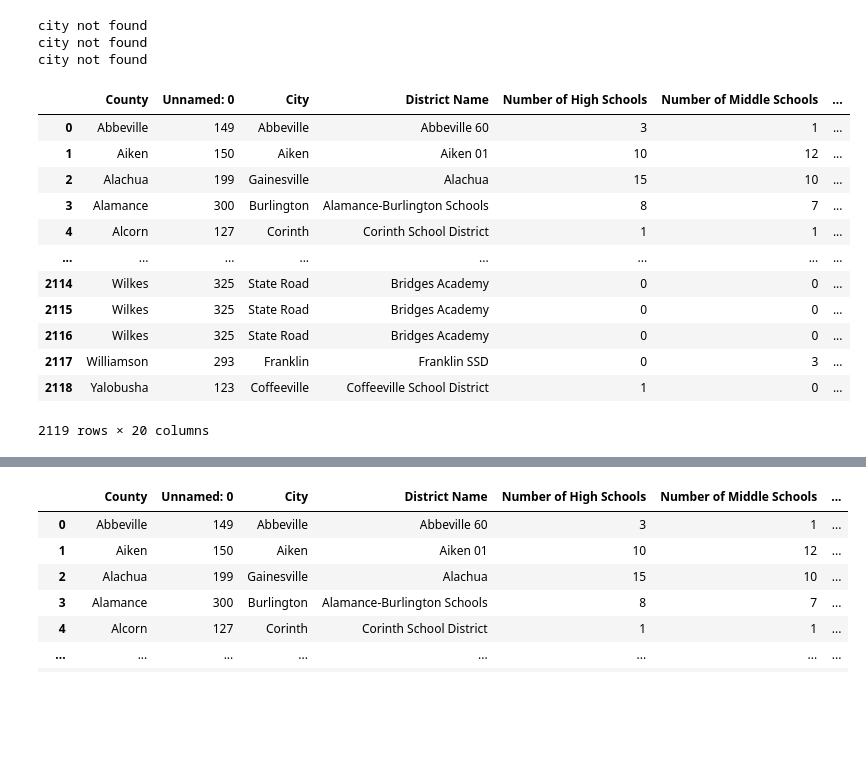
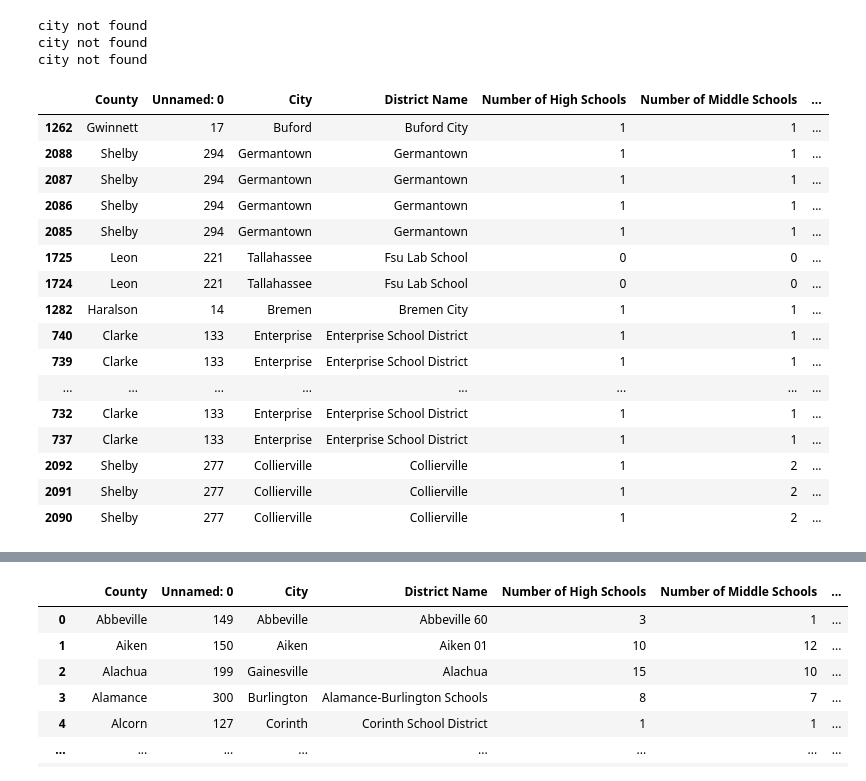
Before and after one commit to mklein1997/Project-1-Schools-and-Income, a Jupyter notebook: Heatmaps.ipynb, the cells around one changed output, grey strips where cells are left out. Drawn from its saved outputs; the diff is of its cells as text; code cells hidden in the pictures; blank space fills up the shorter version.

```diff
--- a/Heatmaps.ipynb
+++ b/Heatmaps.ipynb
@@ -46,23 +46,31 @@ city not found
 # %%
 city_data1=pd.DataFrame({"City": name1,"lat": lat,"long": lng})
 city_data1
 newmergedata=pd.merge(newindexdf,city_data1, on="City")
+# county_df = combineddata.sort_values(
+#     ["County"], ascending=True)
+# county_df.head(20)
 
-newmergedata
+top20= newmergedata.sort_values(['RankStatewidePercentage'], ascending=False).head(20)
+top20
 # %% [output]
 |  | County | Unnamed: 0 | City | District Name | Number of High Schools | Number of Middle Schools | ... |
-| 0 | Abbeville | 149 | Abbeville | Abbeville 60 | 3 | 1 | ... |
-| 1 | Aiken | 150 | Aiken | Aiken 01 | 10 | 12 | ... |
-| 2 | Alachua | 199 | Gainesville | Alachua | 15 | 10 | ... |
-| 3 | Alamance | 300 | Burlington | Alamance-Burlington Schools | 8 | 7 | ... |
-| 4 | Alcorn | 127 | Corinth | Corinth School District | 1 | 1 | ... |
+| 1262 | Gwinnett | 17 | Buford | Buford City | 1 | 1 | ... |
+| 2088 | Shelby | 294 | Germantown | Germantown | 1 | 1 | ... |
+| 2087 | Shelby | 294 | Germantown | Germantown | 1 | 1 | ... |
+| 2086 | Shelby | 294 | Germantown | Germantown | 1 | 1 | ... |
+| 2085 | Shelby | 294 | Germantown | Germantown | 1 | 1 | ... |
+| 1725 | Leon | 221 | Tallahassee | Fsu Lab School | 0 | 0 | ... |
+| 1724 | Leon | 221 | Tallahassee | Fsu Lab School | 0 | 0 | ... |
+| 1282 | Haralson | 14 | Bremen | Bremen City | 1 | 1 | ... |
+| 740 | Clarke | 133 | Enterprise | Enterprise School District | 1 | 1 | ... |
+| 739 | Clarke | 133 | Enterprise | Enterprise School District | 1 | 1 | ... |
 | ... | ... | ... | ... | ... | ... | ... | ... |
-| 2114 | Wilkes | 325 | State Road | Bridges Academy | 0 | 0 | ... |
-| 2115 | Wilkes | 325 | State Road | Bridges Academy | 0 | 0 | ... |
-| 2116 | Wilkes | 325 | State Road | Bridges Academy | 0 | 0 | ... |
-| 2117 | Williamson | 293 | Franklin | Franklin SSD | 0 | 3 | ... |
-| 2118 | Yalobusha | 123 | Coffeeville | Coffeeville School District | 1 | 0 | ... |
+| 732 | Clarke | 133 | Enterprise | Enterprise School District | 1 | 1 | ... |
+| 737 | Clarke | 133 | Enterprise | Enterprise School District | 1 | 1 | ... |
+| 2092 | Shelby | 277 | Collierville | Collierville | 1 | 2 | ... |
+| 2091 | Shelby | 277 | Collierville | Collierville | 1 | 2 | ... |
+| 2090 | Shelby | 277 | Collierville | Collierville | 1 | 2 | ... |
-2119 rows × 20 columns
 # %%
 location2 = newmergedata[["lat", "long"]]
 Income = newmergedata["2018"]
```
Also changed, not shown: parts of 3 cells of this notebook.
